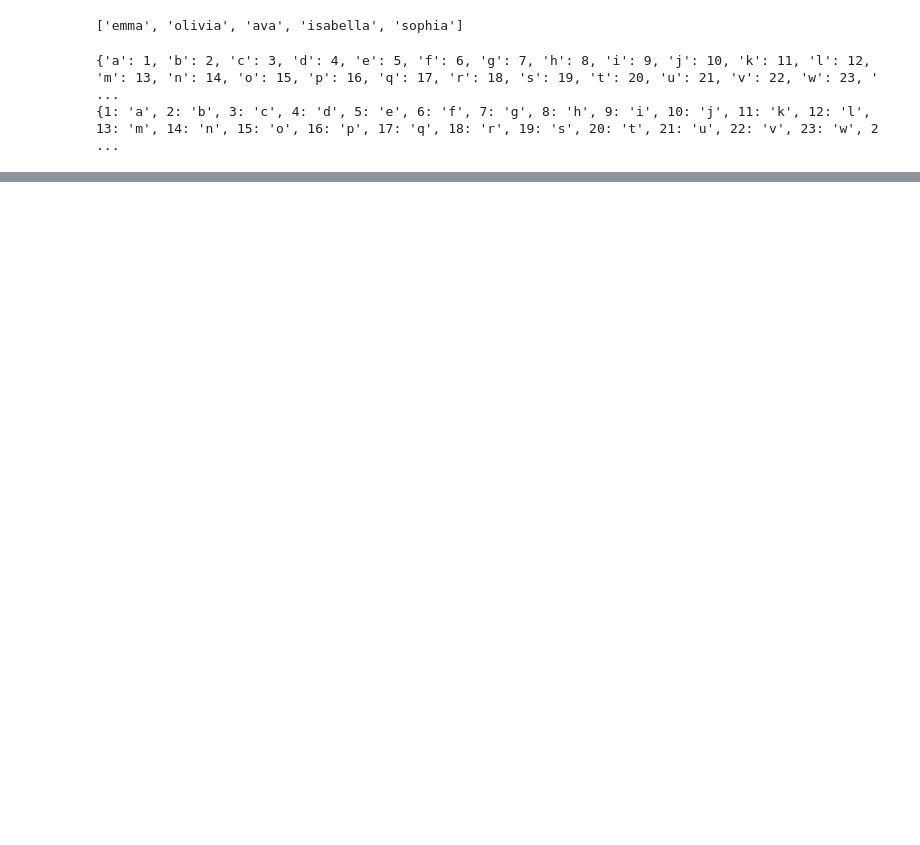
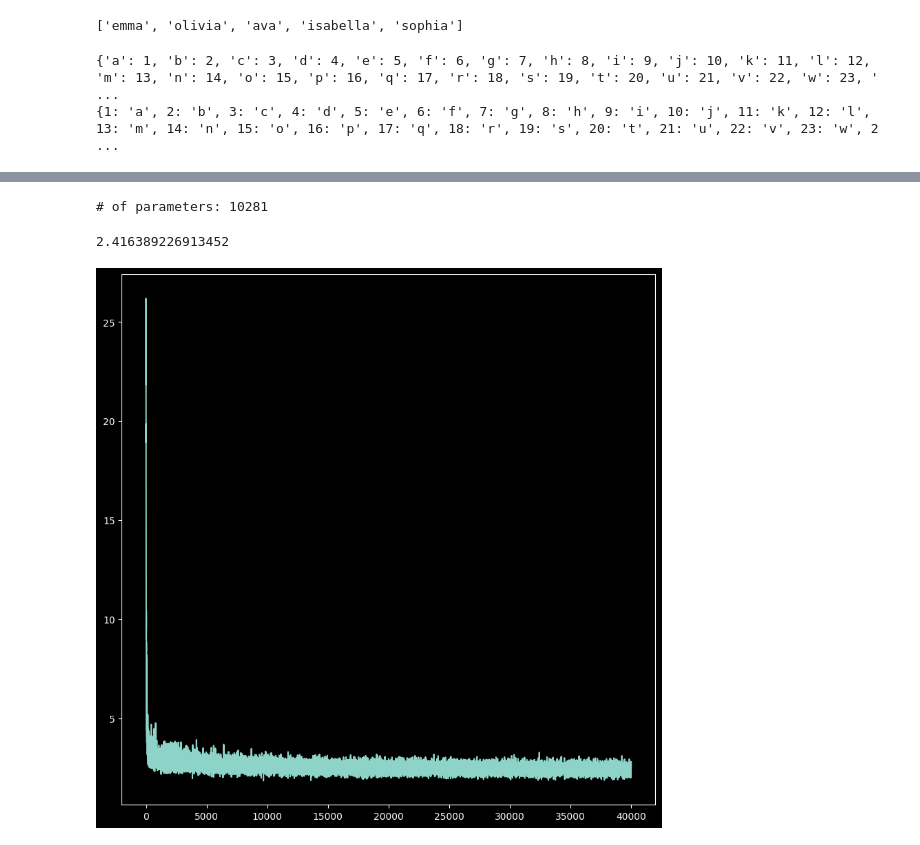
Before and after one commit to sanketmishra009/aiml, a Jupyter notebook: deepLearning/nlp/makemore/ngram.ipynb, the cells around one changed output, grey strips where cells are left out. Cells and saved outputs as stored; diff of their text form; code cells hidden in the pictures; blank space fills up the shorter version.

```diff
--- a/deepLearning/nlp/makemore/ngram.ipynb
+++ b/deepLearning/nlp/makemore/ngram.ipynb
@@ -103,6 +134,6 @@ print(f"# of parameters: {sum(el.nelement() for el in parameters)}")
 # %%
-emb = c[x]
-h = torch.tanh(emb.reshape((32 , -1)) @ w1 + b1)
+emb = c[xtrain]
+h = torch.tanh(emb.reshape((xtrain.shape[0] , -1)) @ w1 + b1)
 logits = h @ w2 + b2
 # logits = logits - logits.max(dim = 1 , keepdim = True).values
 print(torch.isnan(logits).sum())
@@ -110,7 +141,7 @@ counts = logits.exp()
 print(torch.isnan(counts).sum())
 probs = counts / counts.sum(dim = 1 , keepdims = True)
 print(torch.isnan(probs).sum())
-loss = -probs[torch.arange(32) , y].log().mean()
+loss = -probs[torch.arange(xtrain.shape[0]) , ytrain].log().mean()
 print(torch.isnan(loss).sum())
 loss
 # %% [output]
@@ -129,0 +158,14 @@ x.shape , y.shape , counts.sum(dim = 1 , keepdim= True).shape , emb.shape , torc
+# %%
+#final network:
+gen = torch.Generator().manual_seed(2147483647)
+c = torch.randn((27 , 2) , generator= gen)
+w1 = torch.randn((6 , 300) , generator = gen)
+b1 = torch.randn(300 , generator= gen)
+w2 = torch.randn((300 , 27) , generator= gen)
+b2 = torch.randn(27 , generator = gen)
+parameters = [c , w1 , b1 , w2 , b2]
+print(f"# of parameters: {sum(el.nelement() for el in parameters)}")
+for p in parameters:
+    p.requires_grad = True
+# %% [output]
+# of parameters: 10281
@@ -129,0 +176,52 @@ x.shape , y.shape , counts.sum(dim = 1 , keepdim= True).shape , emb.shape , torc
+# %%
+lri = []
+lossi = []
+stepi = []
+#mini-batch forward pass:
+for i in range(40000):
+
+    #get minibatch of size 32:
+
+    ids = torch.randint(0 , xtrain.shape[0] , (64, ))
+    # print(ids)
+
+    ix = xtrain[ids]
+    #simple forward pass:
+    emb = c[ix].view((ix.shape[0] , -1))
+    # print(emb.shape)
+    # break
+    h = torch.tanh(emb @w1 + b1)
+    logits = h @ w2 + b2
+    loss = torch.nn.functional.cross_entropy(logits , ytrain[ids])
+
+
+    #backward pass:
+    for p in parameters:
+        p.grad = None
+    loss.backward()
+
+
+    lr = 0.1
+    for p in parameters:
+        p.data += -lr * p.grad
+
+    #track stats
+
+    lossi.append(loss.item())
+    stepi.append(i)
+    # lri.append(lr)
+
+#final loss:
+emb = c[xtrain]
+h = torch.tanh(emb.view(-1 , 6) @ w1 + b1)
+logits = h @ w2 + b2
+loss = torch.nn.functional.cross_entropy(logits , ytrain)
+loss.item()
+# %% [output]
+2.416389226913452
+# %%
+plt.figure(figsize = (10 , 10))
+plt.plot(stepi , lossi)
+plt.show()
+# %% [output]
+[figure, added]
```
Also changed, not shown: parts of 15 cells of this notebook, 2 other files.
